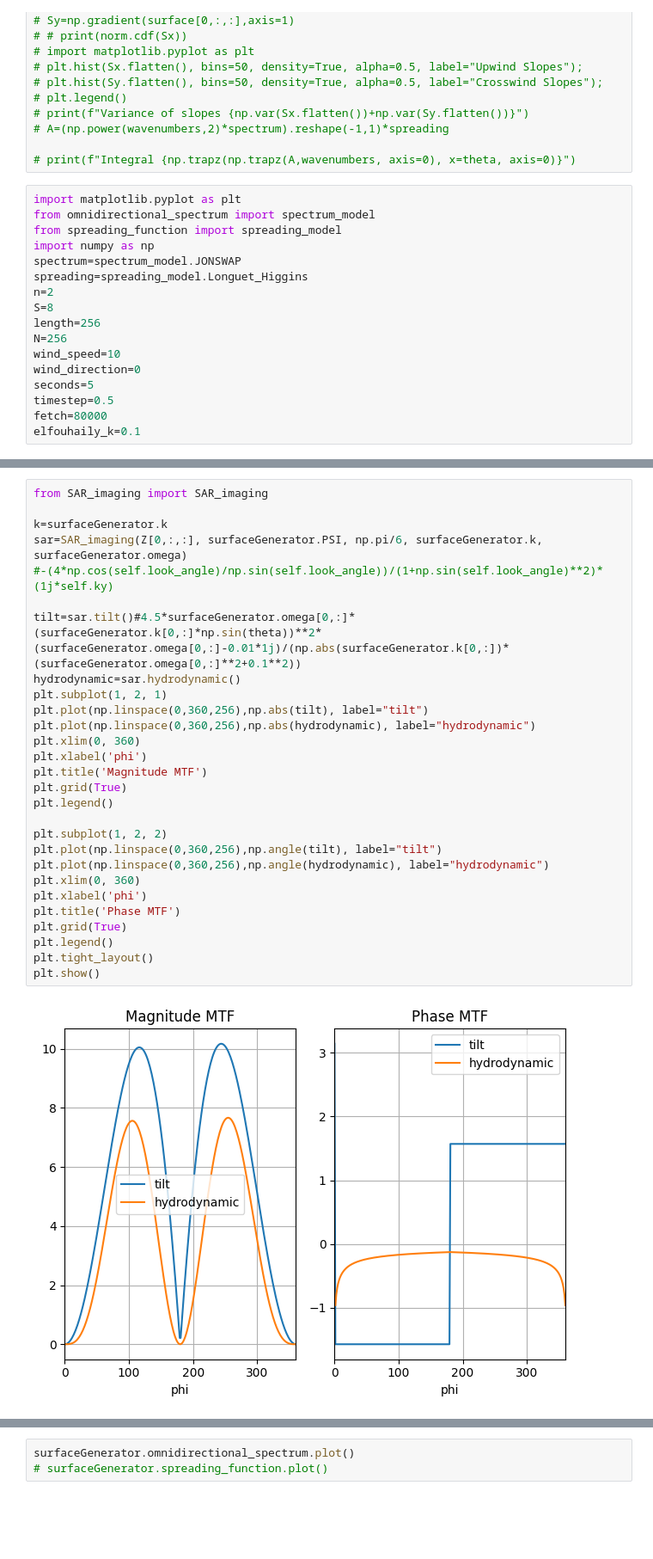
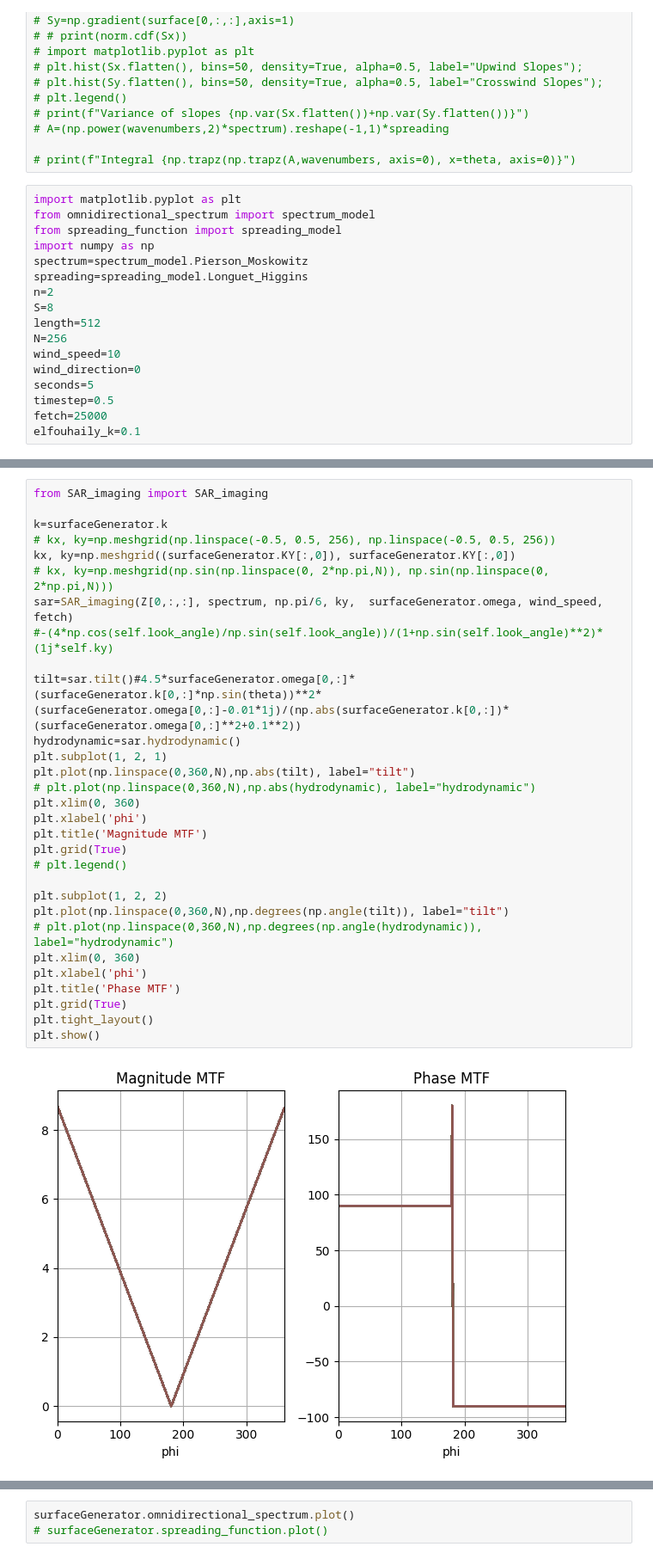
Before and after one commit to eltjonqef/OceanSARImagingSimulator, a Jupyter notebook: simulation.ipynb, the cells around one changed output, grey strips where cells are left out. Shown: that part at 86% size. Cells and saved outputs as stored; diff of their text form; blank space fills up the shorter version.

```diff
--- a/simulation.ipynb
+++ b/simulation.ipynb
@@ -19,17 +19,17 @@ import matplotlib.pyplot as plt
 from omnidirectional_spectrum import spectrum_model
 from spreading_function import spreading_model
 import numpy as np
-spectrum=spectrum_model.JONSWAP
+spectrum=spectrum_model.Pierson_Moskowitz
 spreading=spreading_model.Longuet_Higgins
 n=2
 S=8
-length=256
+length=512
 N=256
 wind_speed=10
 wind_direction=0
 seconds=5
 timestep=0.5
-fetch=80000
+fetch=25000
 elfouhaily_k=0.1
 # %%
 
@@ -88,30 +97,32 @@ Significant wave height [1.8957840719484935, 1.895354314613785, 1.89583435720878
 # %%
 from SAR_imaging import SAR_imaging
 
 k=surfaceGenerator.k
-sar=SAR_imaging(Z[0,:,:], surfaceGenerator.PSI, np.pi/6, surfaceGenerator.k, surfaceGenerator.omega)
+# kx, ky=np.meshgrid(np.linspace(-0.5, 0.5, 256), np.linspace(-0.5, 0.5, 256))
+kx, ky=np.meshgrid((surfaceGenerator.KY[:,0]), surfaceGenerator.KY[:,0])
+# kx, ky=np.meshgrid(np.sin(np.linspace(0, 2*np.pi,N)), np.sin(np.linspace(0, 2*np.pi,N)))
+sar=SAR_imaging(Z[0,:,:], spectrum, np.pi/6, ky,  surfaceGenerator.omega, wind_speed, fetch)
 #-(4*np.cos(self.look_angle)/np.sin(self.look_angle))/(1+np.sin(self.look_angle)**2)*(1j*self.ky)
 
 tilt=sar.tilt()#4.5*surfaceGenerator.omega[0,:]*(surfaceGenerator.k[0,:]*np.sin(theta))**2*(surfaceGenerator.omega[0,:]-0.01*1j)/(np.abs(surfaceGenerator.k[0,:])*(surfaceGenerator.omega[0,:]**2+0.1**2))
 hydrodynamic=sar.hydrodynamic()
 plt.subplot(1, 2, 1)
-plt.plot(np.linspace(0,360,256),np.abs(tilt), label="tilt")
-plt.plot(np.linspace(0,360,256),np.abs(hydrodynamic), label="hydrodynamic")
+plt.plot(np.linspace(0,360,N),np.abs(tilt), label="tilt")
+# plt.plot(np.linspace(0,360,N),np.abs(hydrodynamic), label="hydrodynamic")
 plt.xlim(0, 360)
 plt.xlabel('phi')
 plt.title('Magnitude MTF')
 plt.grid(True)
-plt.legend()
+# plt.legend()
 
 plt.subplot(1, 2, 2)
-plt.plot(np.linspace(0,360,256),np.angle(tilt), label="tilt")
-plt.plot(np.linspace(0,360,256),np.angle(hydrodynamic), label="hydrodynamic")
+plt.plot(np.linspace(0,360,N),np.degrees(np.angle(tilt)), label="tilt")
+# plt.plot(np.linspace(0,360,N),np.degrees(np.angle(hydrodynamic)), label="hydrodynamic")
 plt.xlim(0, 360)
 plt.xlabel('phi')
 plt.title('Phase MTF')
 plt.grid(True)
-plt.legend()
 plt.tight_layout()
 plt.show()
 # %% [output]
-[figure, old version]
+[figure, new version]
```
Also changed, not shown: parts of 11 cells of this notebook, 5 other files.
